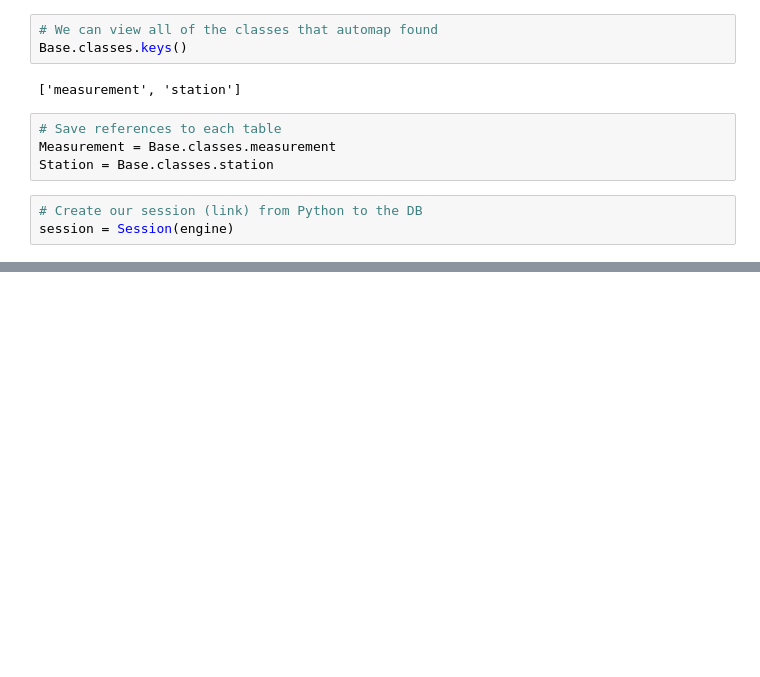
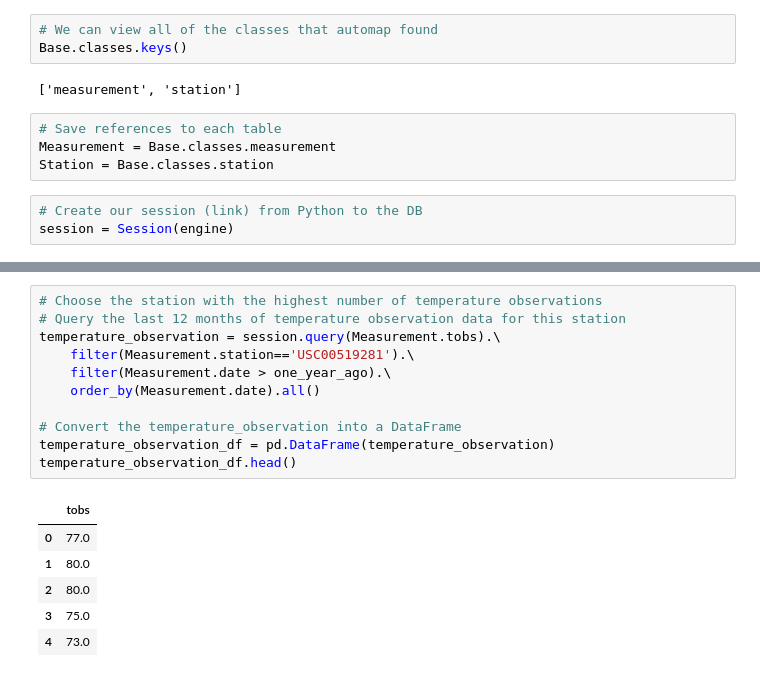
Before and after one commit to EdwinVargas22/UCI-Edwin-Vargas-Homework, a Jupyter notebook: 10-Sqlalchemy-Challenge/Climate Analysis and Exploration.ipynb, the cells around one changed output, grey strips where cells are left out. Cells and saved outputs as stored; diff of their text form; blank space fills up the shorter version.

```diff
--- a/10-Sqlalchemy-Challenge/Climate Analysis and Exploration.ipynb
+++ b/10-Sqlalchemy-Challenge/Climate Analysis and Exploration.ipynb
@@ -34,0 +128,18 @@ session = Session(engine)
+# %%
+# Choose the station with the highest number of temperature observations
+# Query the last 12 months of temperature observation data for this station
+temperature_observation = session.query(Measurement.tobs).\
+    filter(Measurement.station=='USC00519281').\
+    filter(Measurement.date > one_year_ago).\
+    order_by(Measurement.date).all()
+
+# Convert the temperature_observation into a DataFrame
+temperature_observation_df = pd.DataFrame(temperature_observation)
+temperature_observation_df.head()
+# %% [output]
+|  | tobs |
+| 0 | 77.0 |
+| 1 | 80.0 |
+| 2 | 80.0 |
+| 3 | 75.0 |
+| 4 | 73.0 |
```
Also changed, not shown: parts of 12 cells of this notebook.
